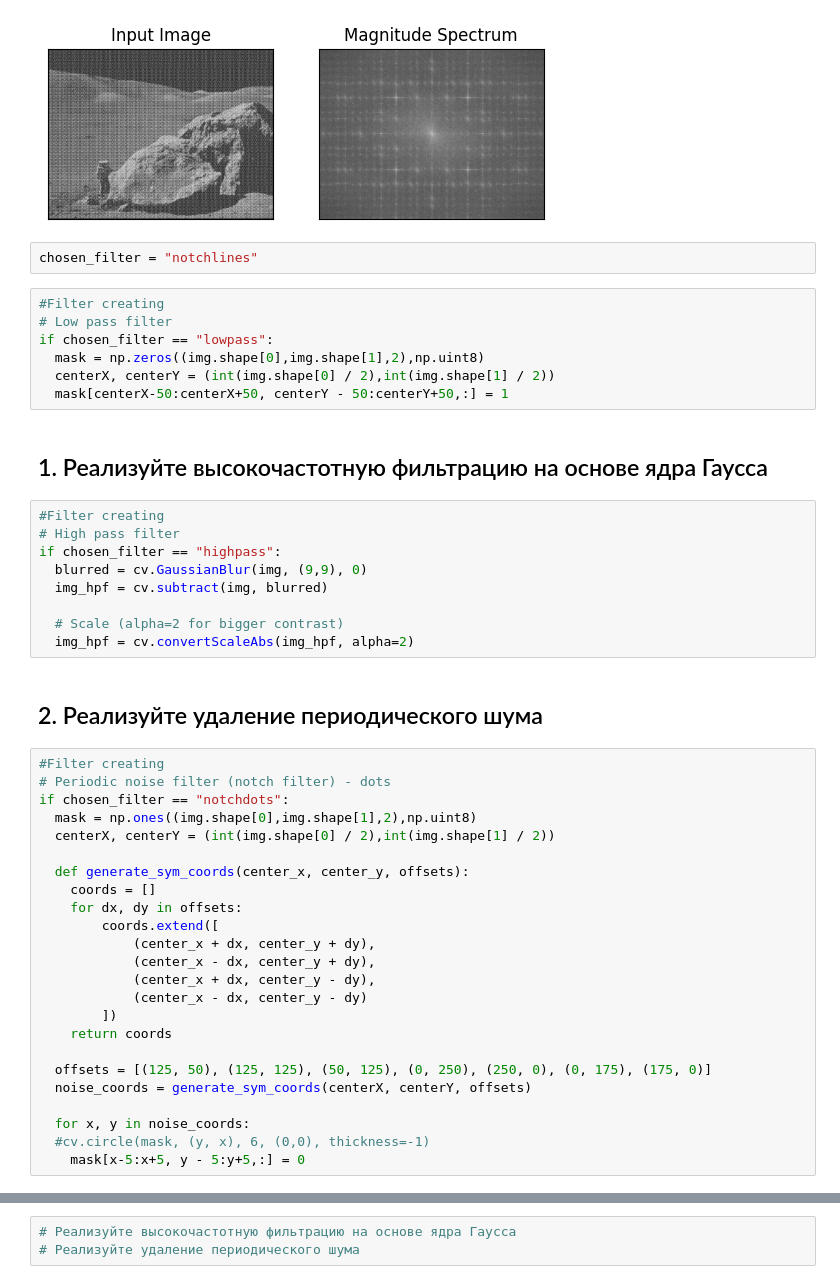
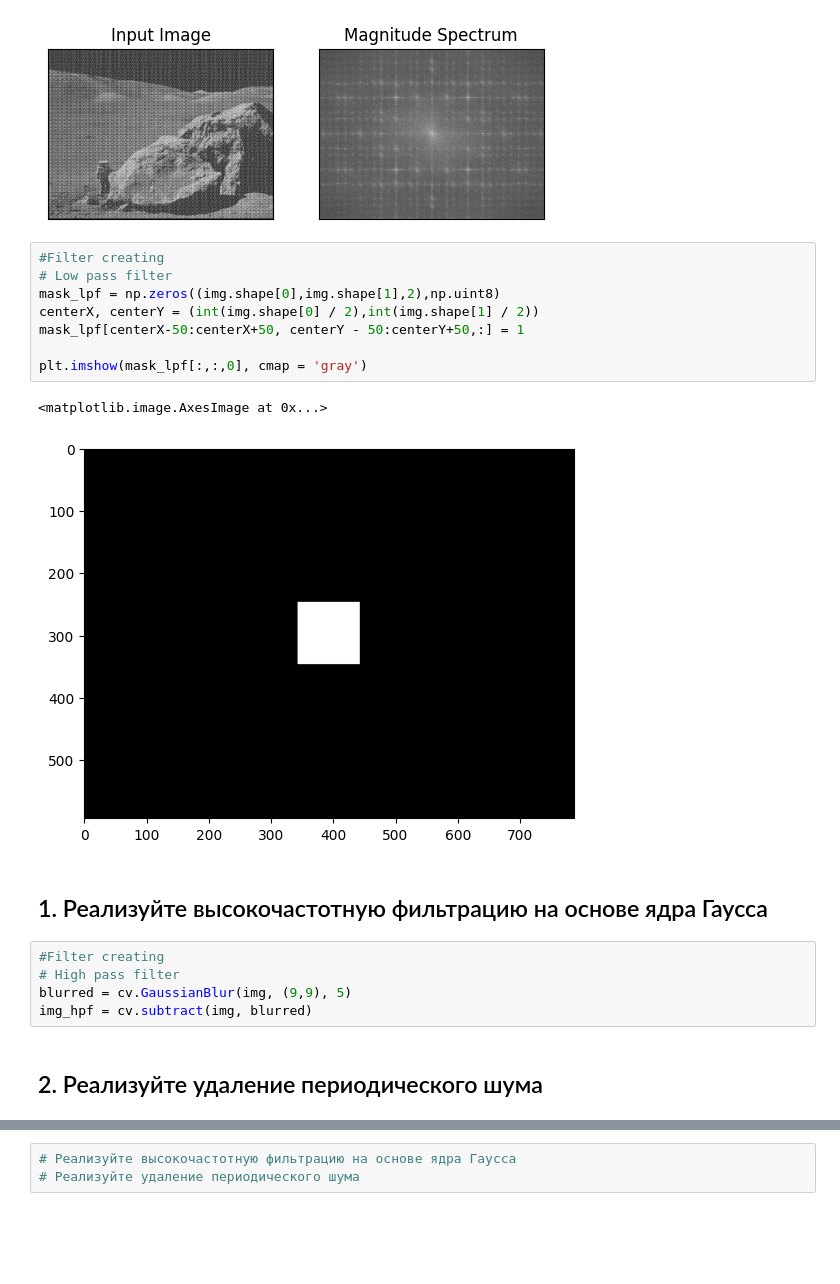
Before and after one commit to otherdelusions/IP_Practice, a Jupyter notebook: Practice_5/Practice_5_fft.ipynb, the cells around one changed output, grey strips where cells are left out. Drawn from its saved outputs; the diff is of its cells as text; blank space fills up the shorter version.

```diff
--- a/Practice_5/Practice_5_fft.ipynb
+++ b/Practice_5/Practice_5_fft.ipynb
@@ -17,51 +17,25 @@ plt.title('Magnitude Spectrum'), plt.xticks([]), plt.yticks([])
 plt.show()
 # %% [output]
 [figure]
-# %%
-chosen_filter = "notchlines"
 # %%
 #Filter creating
 # Low pass filter
-if chosen_filter == "lowpass":
-  mask = np.zeros((img.shape[0],img.shape[1],2),np.uint8)
-  centerX, centerY = (int(img.shape[0] / 2),int(img.shape[1] / 2))
-  mask[centerX-50:centerX+50, centerY - 50:centerY+50,:] = 1
+mask_lpf = np.zeros((img.shape[0],img.shape[1],2),np.uint8)
+centerX, centerY = (int(img.shape[0] / 2),int(img.shape[1] / 2))
+mask_lpf[centerX-50:centerX+50, centerY - 50:centerY+50,:] = 1
+
+plt.imshow(mask_lpf[:,:,0], cmap = 'gray')
+# %% [output]
+<matplotlib.image.AxesImage at 0x...>
+[figure, added]
 # %% [markdown]
 ## 1. Реализуйте высокочастотную фильтрацию на основе ядра Гаусса
 # %%
 #Filter creating
 # High pass filter
-if chosen_filter == "highpass":
-  blurred = cv.GaussianBlur(img, (9,9), 0)
-  img_hpf = cv.subtract(img, blurred)
-
-  # Scale (alpha=2 for bigger contrast)
-  img_hpf = cv.convertScaleAbs(img_hpf, alpha=2)
+blurred = cv.GaussianBlur(img, (9,9), 5)
+img_hpf = cv.subtract(img, blurred)
 # %% [markdown]
 ## 2. Реализуйте удаление периодического шума
-# %%
-#Filter creating
-# Periodic noise filter (notch filter) - dots
-if chosen_filter == "notchdots":
-  mask = np.ones((img.shape[0],img.shape[1],2),np.uint8)
-  centerX, centerY = (int(img.shape[0] / 2),int(img.shape[1] / 2))
-
-  def generate_sym_coords(center_x, center_y, offsets):
-    coords = []
-    for dx, dy in offsets:
-        coords.extend([
-            (center_x + dx, center_y + dy),
-            (center_x - dx, center_y + dy),
-            (center_x + dx, center_y - dy),
-            (center_x - dx, center_y - dy)
-        ])
-    return coords
-
-  offsets = [(125, 50), (125, 125), (50, 125), (0, 250), (250, 0), (0, 175), (175, 0)]
-  noise_coords = generate_sym_coords(centerX, centerY, offsets)
-
-  for x, y in noise_coords:
-  #cv.circle(mask, (y, x), 6, (0,0), thickness=-1)
-    mask[x-5:x+5, y - 5:y+5,:] = 0
 # %%
 #Filter creating
```
Also changed, not shown: parts of 7 cells of this notebook.
